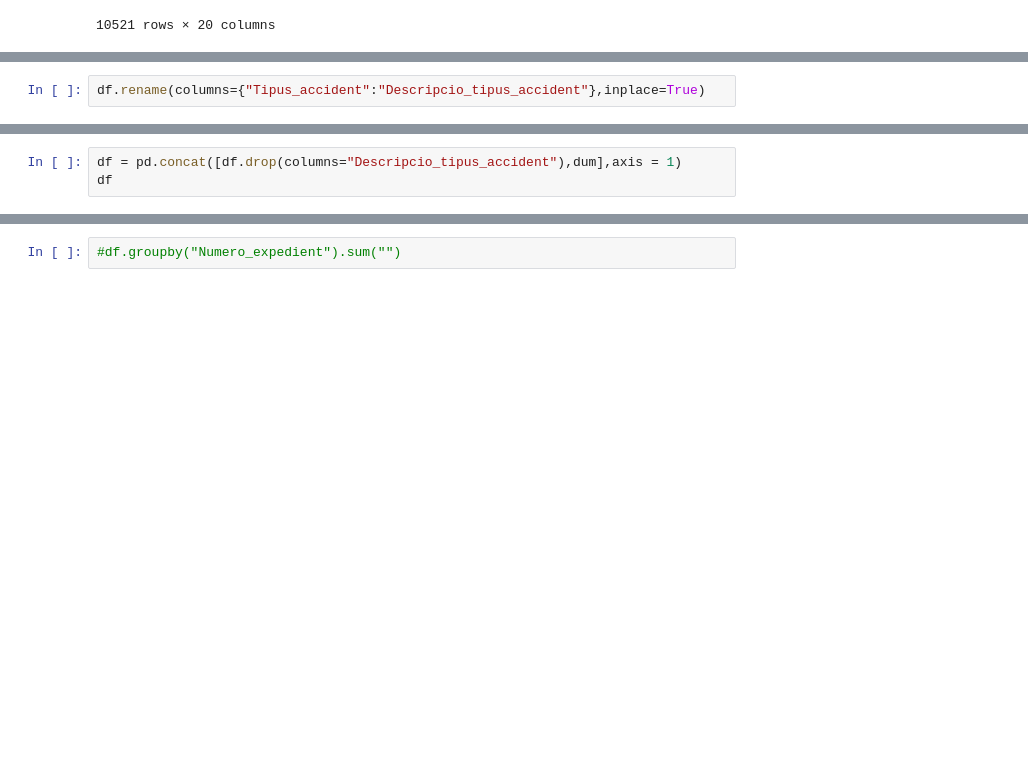
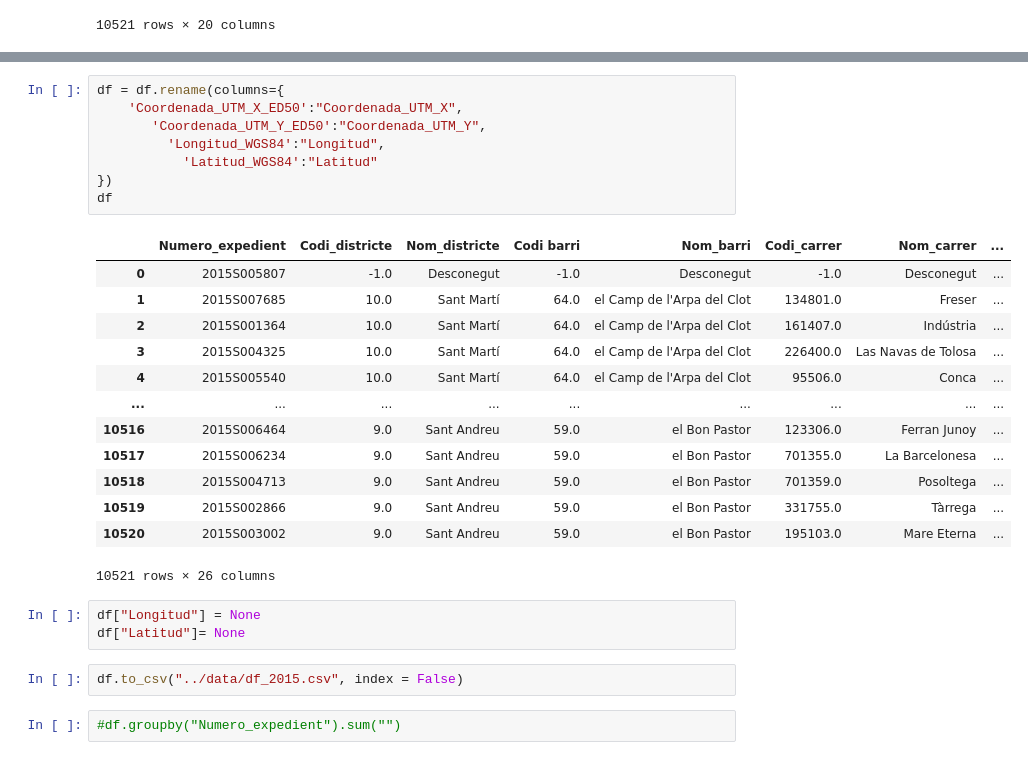
Before and after one commit to PacoFletcher/Proyecto-Machine-Learning, a Jupyter notebook: jupyters/Preparado_2015.ipynb, the cells around one changed output, grey strips where cells are left out. Saved outputs shown, nothing was run; the diff lists cells and outputs as text; blank space fills up the shorter version.

```diff
--- a/jupyters/Preparado_2015.ipynb
+++ b/jupyters/Preparado_2015.ipynb
@@ -135,2 +143,0 @@ df[df["Numero_expedient"].isin( df[df["Numero_expedient"].duplicated()]["Numero_
-# %%
-df.rename(columns={"Tipus_accident":"Descripcio_tipus_accident"},inplace=True)
@@ -139,3 +143,0 @@ dum = pd.get_dummies(df["Descripcio_tipus_accident"]).astype("uint8")
-# %%
-df = pd.concat([df.drop(columns="Descripcio_tipus_accident"),dum],axis = 1)
-df
@@ -156,2 +144,29 @@ df
+# %%
+df = df.rename(columns={
+    'Coordenada_UTM_X_ED50':"Coordenada_UTM_X",
+       'Coordenada_UTM_Y_ED50':"Coordenada_UTM_Y",
+         'Longitud_WGS84':"Longitud",
+           'Latitud_WGS84':"Latitud"
+})
+df
+# %% [output]
+|  | Numero_expedient | Codi_districte | Nom_districte | Codi barri | Nom_barri | Codi_carrer | Nom_carrer | ... |
+| 0 | 2015S005807 | -1.0 | Desconegut | -1.0 | Desconegut | -1.0 | Desconegut | ... |
+| 1 | 2015S007685 | 10.0 | Sant Martí | 64.0 | el Camp de l'Arpa del Clot | 134801.0 | Freser | ... |
+| 2 | 2015S001364 | 10.0 | Sant Martí | 64.0 | el Camp de l'Arpa del Clot | 161407.0 | Indústria | ... |
+| 3 | 2015S004325 | 10.0 | Sant Martí | 64.0 | el Camp de l'Arpa del Clot | 226400.0 | Las Navas de Tolosa | ... |
+| 4 | 2015S005540 | 10.0 | Sant Martí | 64.0 | el Camp de l'Arpa del Clot | 95506.0 | Conca | ... |
+| ... | ... | ... | ... | ... | ... | ... | ... | ... |
+| 10516 | 2015S006464 | 9.0 | Sant Andreu | 59.0 | el Bon Pastor | 123306.0 | Ferran Junoy | ... |
+| 10517 | 2015S006234 | 9.0 | Sant Andreu | 59.0 | el Bon Pastor | 701355.0 | La Barcelonesa | ... |
+| 10518 | 2015S004713 | 9.0 | Sant Andreu | 59.0 | el Bon Pastor | 701359.0 | Posoltega | ... |
+| 10519 | 2015S002866 | 9.0 | Sant Andreu | 59.0 | el Bon Pastor | 331755.0 | Tàrrega | ... |
+| 10520 | 2015S003002 | 9.0 | Sant Andreu | 59.0 | el Bon Pastor | 195103.0 | Mare Eterna | ... |
+10521 rows × 26 columns
+# %%
+df["Longitud"] = None
+df["Latitud"]= None
+# %%
+df.to_csv("../data/df_2015.csv", index = False)
 # %%
 #df.groupby("Numero_expedient").sum("")
```
Also changed, not shown: parts of 13 cells of this notebook, 30 other files.
